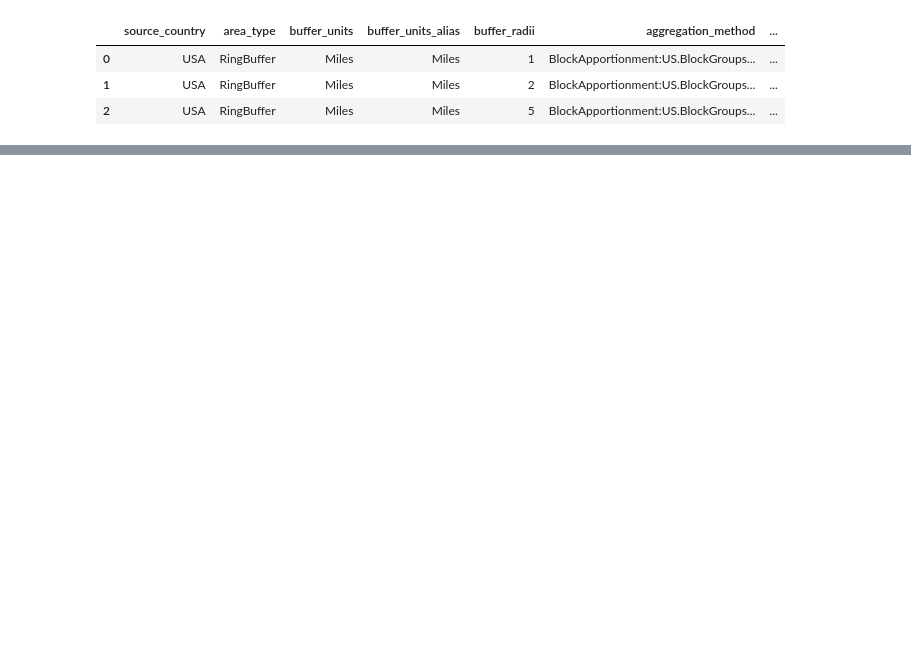
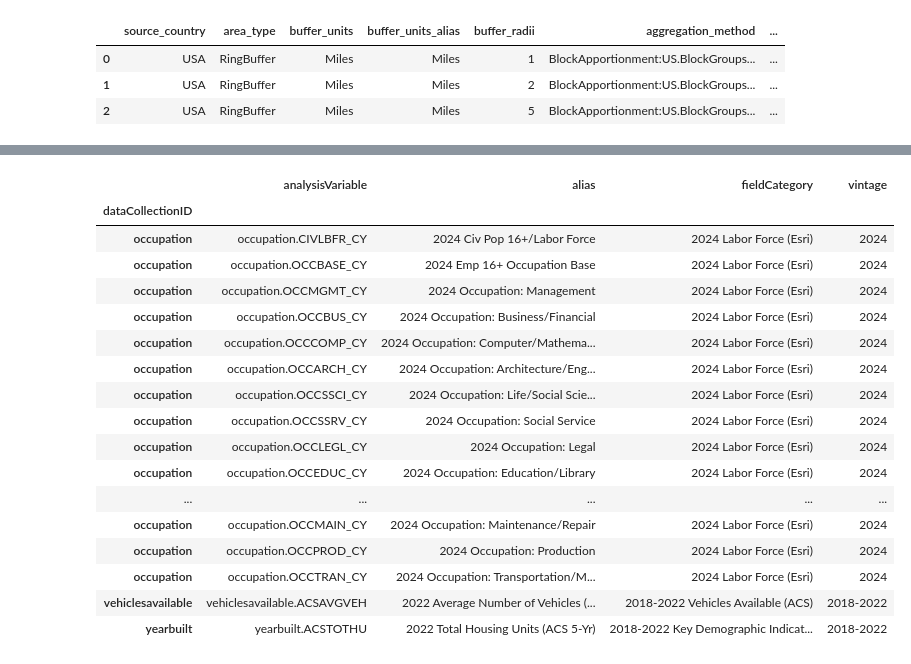
Before and after one commit to chjch/gisautomation, a Jupyter notebook: docs/modules/7-2.geoenrichment.ipynb, the cells around one changed output, grey strips where cells are left out. Cells and saved outputs as stored; diff of their text form; code cells hidden in the pictures; blank space fills up the shorter version.

Commit message:
update local data search

```diff
--- a/docs/modules/7-2.geoenrichment.ipynb
+++ b/docs/modules/7-2.geoenrichment.ipynb
@@ -168,0 +174,7 @@ enrich(
+# %%
+usa_data = Country("usa", gis)
+
+usa_df = usa_data.data_collections
+print(len(usa_df))
+print(usa_df["fieldCategory"].value_counts())
+usa_df.head()
@@ -168,0 +203,28 @@ enrich(
+# %%
+# variables of interest
+voi = pd.concat(
+    [
+        usa_df.loc['occupation'][usa_df.loc['occupation']['fieldCategory'] == '2024 Labor Force (Esri)'],
+        usa_df[usa_df['analysisVariable'].isin(["yearbuilt.ACSTOTHU", "vehiclesavailable.ACSAVGVEH"])],
+    ]
+)
+voi
+# %% [output]
+|  | analysisVariable | alias | fieldCategory | vintage |
+| dataCollectionID |  |  |  |  |
+| occupation | occupation.CIVLBFR_CY | 2024 Civ Pop 16+/Labor Force | 2024 Labor Force (Esri) | 2024 |
+| occupation | occupation.OCCBASE_CY | 2024 Emp 16+ Occupation Base | 2024 Labor Force (Esri) | 2024 |
+| occupation | occupation.OCCMGMT_CY | 2024 Occupation: Management | 2024 Labor Force (Esri) | 2024 |
+| occupation | occupation.OCCBUS_CY | 2024 Occupation: Business/Financial | 2024 Labor Force (Esri) | 2024 |
+| occupation | occupation.OCCCOMP_CY | 2024 Occupation: Computer/Mathema... | 2024 Labor Force (Esri) | 2024 |
+| occupation | occupation.OCCARCH_CY | 2024 Occupation: Architecture/Eng... | 2024 Labor Force (Esri) | 2024 |
+| occupation | occupation.OCCSSCI_CY | 2024 Occupation: Life/Social Scie... | 2024 Labor Force (Esri) | 2024 |
+| occupation | occupation.OCCSSRV_CY | 2024 Occupation: Social Service | 2024 Labor Force (Esri) | 2024 |
+| occupation | occupation.OCCLEGL_CY | 2024 Occupation: Legal | 2024 Labor Force (Esri) | 2024 |
+| occupation | occupation.OCCEDUC_CY | 2024 Occupation: Education/Library | 2024 Labor Force (Esri) | 2024 |
+| ... | ... | ... | ... | ... |
+| occupation | occupation.OCCMAIN_CY | 2024 Occupation: Maintenance/Repair | 2024 Labor Force (Esri) | 2024 |
+| occupation | occupation.OCCPROD_CY | 2024 Occupation: Production | 2024 Labor Force (Esri) | 2024 |
+| occupation | occupation.OCCTRAN_CY | 2024 Occupation: Transportation/M... | 2024 Labor Force (Esri) | 2024 |
+| vehiclesavailable | vehiclesavailable.ACSAVGVEH | 2022 Average Number of Vehicles (... | 2018-2022 Vehicles Available (ACS) | 2018-2022 |
+| yearbuilt | yearbuilt.ACSTOTHU | 2022 Total Housing Units (ACS 5-Yr) | 2018-2022 Key Demographic Indicat... | 2018-2022 |
```
Also changed, not shown: parts of 6 cells of this notebook.
